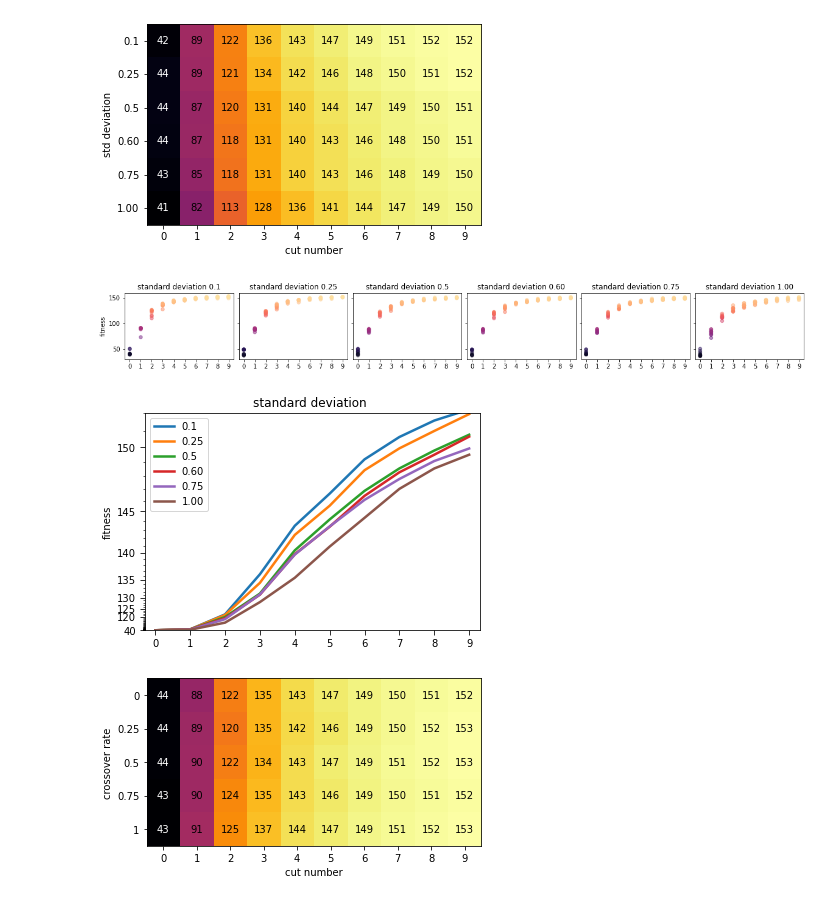
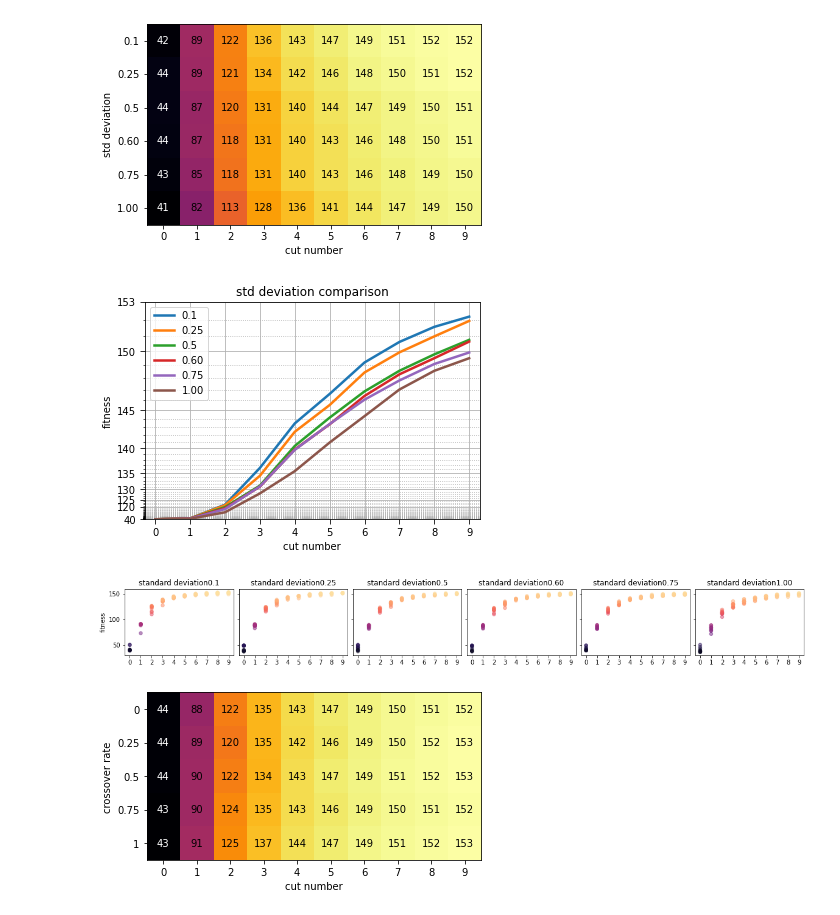
Before and after one commit to TEXflip/log-carving-approximator, a Jupyter notebook: plot_result.ipynb, the cells around one changed output. Saved outputs shown, nothing was run; the diff lists cells and outputs as text; code cells hidden in the pictures.

```diff
--- a/plot_result.ipynb
+++ b/plot_result.ipynb
@@ -83,16 +86,16 @@ def lineComparison(prefix, vals, title=""):
 # %%
 stdev = ['0.1','0.25','0.5','0.60','0.75','1.00']
 prefix = 'experiments/stdev/stdev_'
 
 heatMap(prefix, stdev, ylabel="std deviation")
+lineComparison(prefix, stdev, title="std deviation comparison")
 # %% [output]
 [figure]
+[figure, added]
 # %%
-customScatter('experiments/stdev/stdev_', stdev, titles='standard deviation ')
-lineComparison('experiments/stdev/stdev_', stdev, title='standard deviation ')
+customScatter('experiments/stdev/stdev_', stdev, titles='standard deviation')
 # %% [output]
 [figure]
-[figure, removed]
 # %%
 crate = ['0','0.25','0.5','0.75','1']
 prefix='experiments/cross_rate/cross_rate_'
```
Also changed, not shown: parts of 7 cells of this notebook.
